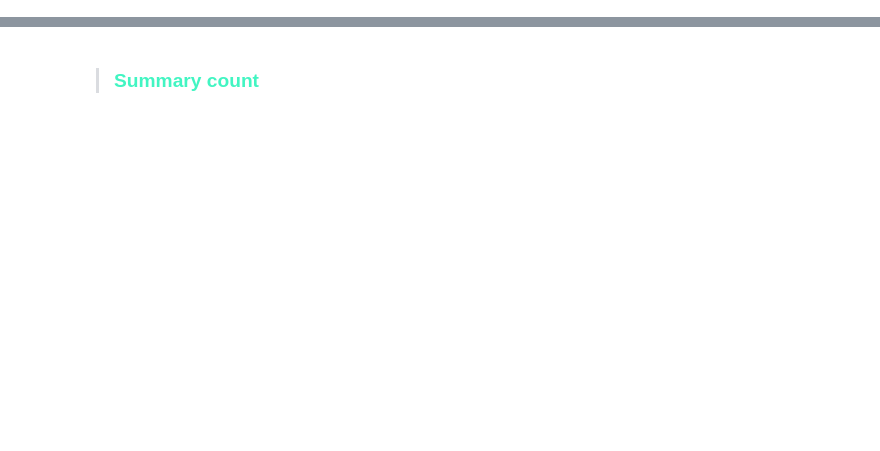
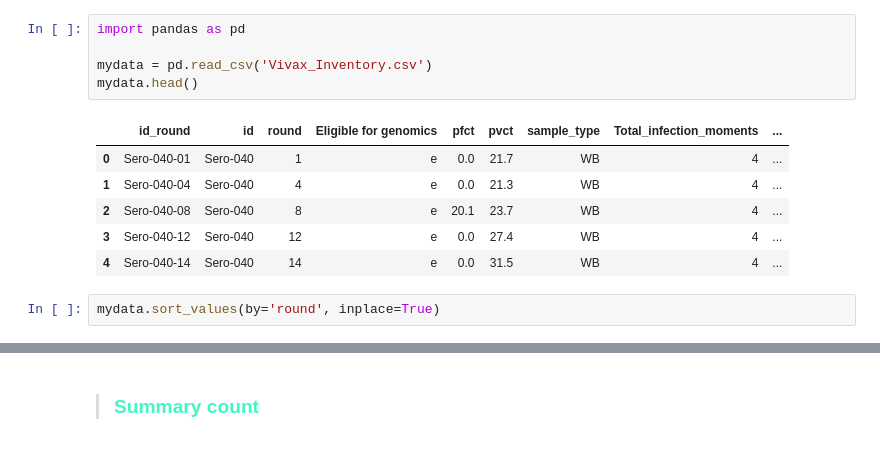
Before and after one commit to sineshawl/REDCap_Backup, a Jupyter notebook: main.ipynb, the cells around one changed output, grey strips where cells are left out. Cells and saved outputs as stored; diff of their text form; blank space fills up the shorter version.

```diff
--- a/main.ipynb
+++ b/main.ipynb
@@ -0,0 +1,14 @@
+# %%
+import pandas as pd
+
+mydata = pd.read_csv('Vivax_Inventory.csv')
+mydata.head()
+# %% [output]
+|  | id_round | id | round | Eligible for genomics | pfct | pvct | sample_type | Total_infection_moments | ... |
+| 0 | Sero-040-01 | Sero-040 | 1 | e | 0.0 | 21.7 | WB | 4 | ... |
+| 1 | Sero-040-04 | Sero-040 | 4 | e | 0.0 | 21.3 | WB | 4 | ... |
+| 2 | Sero-040-08 | Sero-040 | 8 | e | 20.1 | 23.7 | WB | 4 | ... |
+| 3 | Sero-040-12 | Sero-040 | 12 | e | 0.0 | 27.4 | WB | 4 | ... |
+| 4 | Sero-040-14 | Sero-040 | 14 | e | 0.0 | 31.5 | WB | 4 | ... |
+# %%
+mydata.sort_values(by='round', inplace=True)
```
Also changed, not shown: parts of 23 cells of this notebook, 4 other files.
